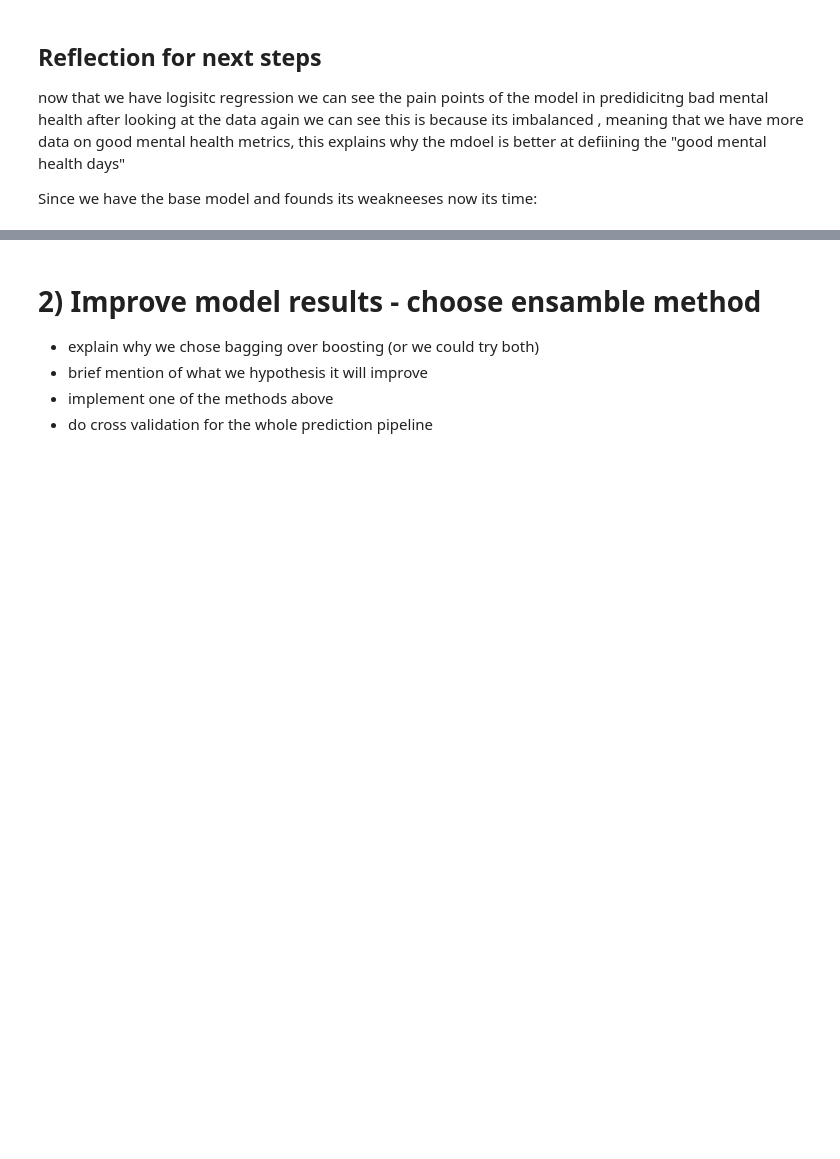
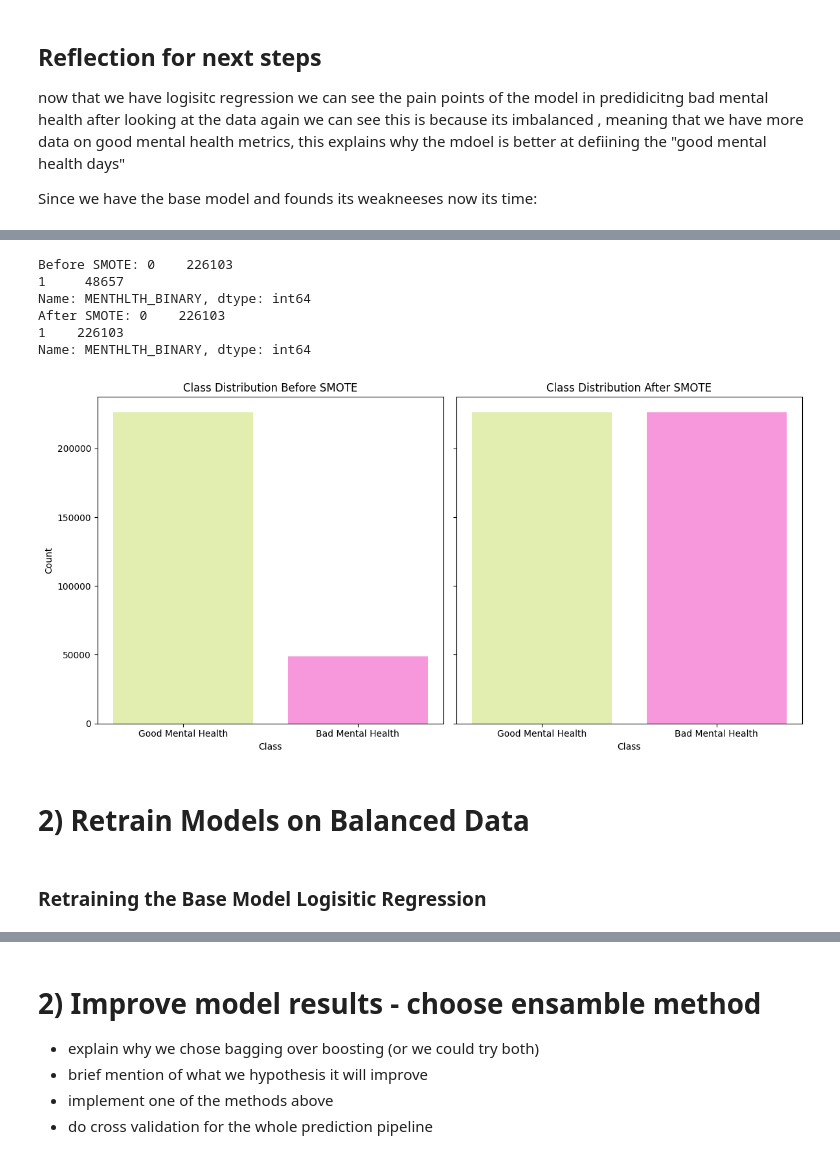
Before and after one commit to cs418-fa24/project-check-in-team-10, a Jupyter notebook: ProgressReport.ipynb, the cells around one changed output, grey strips where cells are left out. Saved outputs shown, nothing was run; the diff lists cells and outputs as text; code cells hidden in the pictures; blank space fills up the shorter version.

Commit message:
added balanced data and retrain of logisitic regression model

```diff
--- a/ProgressReport.ipynb
+++ b/ProgressReport.ipynb
@@ -1833,0 +1800,48 @@ Bad Mental Health: 17.63%
+# %%
+from imblearn.over_sampling import SMOTE
+from sklearn.model_selection import train_test_split
+
+# Assuming X and y are your feature matrix and target variable
+X_train, X_test, y_train, y_test = train_test_split(X, y, test_size=0.3, random_state=42)
+
+# Initialize SMOTE
+smote = SMOTE(random_state=42)
+
+# Fit and transform the training data
+X_train_resampled, y_train_resampled = smote.fit_resample(X_train, y_train)
+
+# Check the class distribution after resampling
+print("Before SMOTE:", y_train.value_counts())
+print("After SMOTE:", pd.Series(y_train_resampled).value_counts())
+# %% [output]
+Before SMOTE: 0    226103
+1     48657
+Name: MENTHLTH_BINARY, dtype: int64
+After SMOTE: 0    226103
+1    226103
+Name: MENTHLTH_BINARY, dtype: int64
+# %%
+# visualize after SMOTE
+fig, axes = plt.subplots(1, 2, figsize=(12, 6), sharey=True)
+
+# Class distribution before SMOTE
+y_train_counts = y_train.value_counts()
+axes[0].bar(['Good Mental Health', 'Bad Mental Health'], y_train_counts.values, color=['#E1EEAF', '#F698DB'])
+axes[0].set_title('Class Distribution Before SMOTE')
+axes[0].set_xlabel('Class')
+axes[0].set_ylabel('Count')
+
+# Class distribution after SMOTE
+y_train_resampled_counts = pd.Series(y_train_resampled).value_counts()
+axes[1].bar(['Good Mental Health', 'Bad Mental Health'], y_train_resampled_counts.values, color=['#E1EEAF', '#F698DB'])
+axes[1].set_title('Class Distribution After SMOTE')
+axes[1].set_xlabel('Class')
+
+plt.tight_layout()
+plt.show()
+# %% [output]
+[figure, added]
+# %% [markdown]
+# 2) Retrain Models on Balanced Data
+# %% [markdown]
+### Retraining the Base Model Logisitic Regression
```
Also changed, not shown: parts of 7 cells of this notebook.
